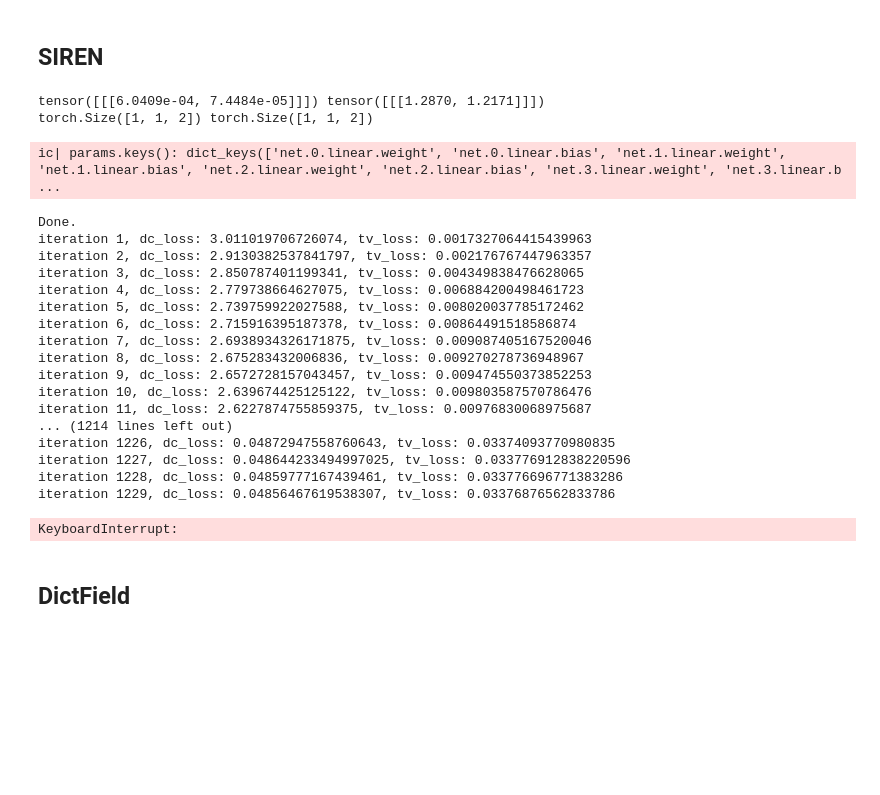
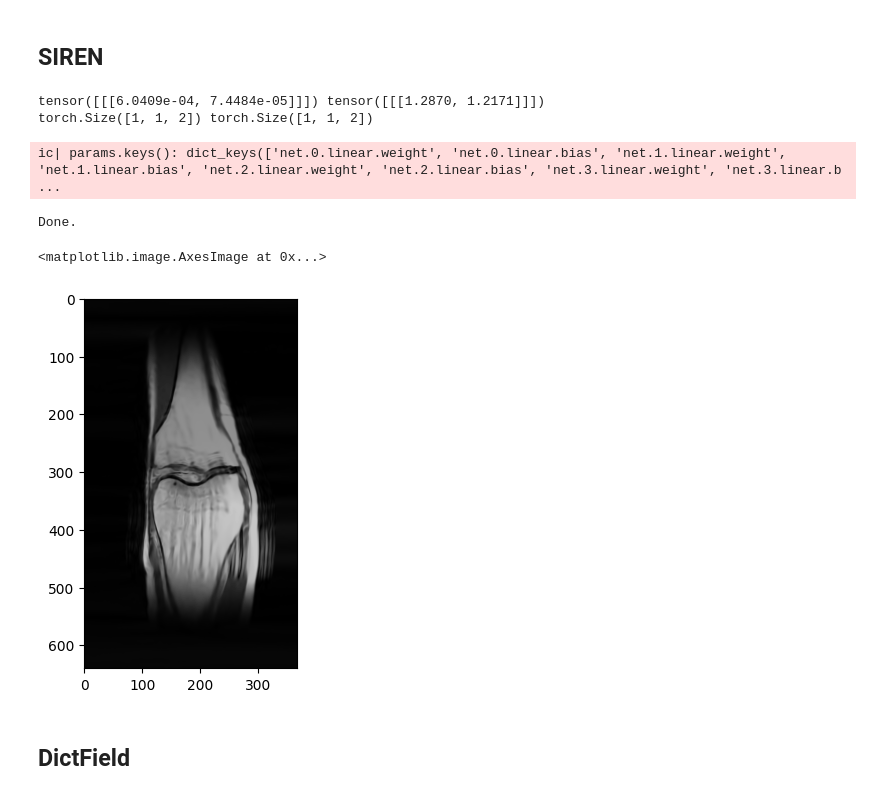
Before and after one commit to gRox167/ese5934_project, a Jupyter notebook: Experiments.ipynb, the cells around one changed output. Cells and saved outputs as stored; diff of their text form; code cells hidden in the pictures; blank space fills up the shorter version.

```diff
--- a/Experiments.ipynb
+++ b/Experiments.ipynb
@@ -207,51 +192,36 @@ field = Siren(
     mean.to(device),
     std.to(device),
     in_features=2,
     out_features=2,
     hidden_features=256,
-    hidden_layers=8,
+    hidden_layers=4,
     outermost_linear=True,
     first_omega_0=25,
     hidden_omega_0=25,
 )
 lr_scheduler = lambda t: 0.8 ** (t // 400) * 1e-4
 optimizer = torchopt.adamw(lr=lr_scheduler)
 # 1e-4 1.092077389
 # 1e-3 0.08540542
 params, image_list_SIREN = reconstruct(
     field,
     coords,
     masked_kspace,
     csm,
     mask,
     alpha=0.01,
     optimizer=optimizer,
     iterations=4000,
     device=device,
 )
 plt.imshow(complex_abs(image_list_SIREN[-1]), cmap="gray", vmax=25)
 # %% [output]
 tensor([[[6.0409e-04, 7.4484e-05]]]) tensor([[[1.2870, 1.2171]]])
 torch.Size([1, 1, 2]) torch.Size([1, 1, 2])
 ic| params.keys(): dict_keys(['net.0.linear.weight', 'net.0.linear.bias', 'net.1.linear.weight', 'net.1.linear.bias', 'net.2.linear.weight', 'net.2.linear.bias', 'net.3.linear.weight', 'net.3.linear.b ...
 Done.
-iteration 1, dc_loss: 3.011019706726074, tv_loss: 0.0017327064415439963
-iteration 2, dc_loss: 2.9130382537841797, tv_loss: 0.002176767447963357
-iteration 3, dc_loss: 2.850787401199341, tv_loss: 0.004349838476628065
-iteration 4, dc_loss: 2.779738664627075, tv_loss: 0.006884200498461723
-iteration 5, dc_loss: 2.739759922027588, tv_loss: 0.008020037785172462
-iteration 6, dc_loss: 2.715916395187378, tv_loss: 0.00864491518586874
-iteration 7, dc_loss: 2.6938934326171875, tv_loss: 0.009087405167520046
-iteration 8, dc_loss: 2.675283432006836, tv_loss: 0.009270278736948967
-iteration 9, dc_loss: 2.6572728157043457, tv_loss: 0.009474550373852253
-iteration 10, dc_loss: 2.639674425125122, tv_loss: 0.009803587570786476
-iteration 11, dc_loss: 2.6227874755859375, tv_loss: 0.00976830068975687
-... (1214 lines left out)
-iteration 1226, dc_loss: 0.04872947558760643, tv_loss: 0.03374093770980835
-iteration 1227, dc_loss: 0.048644233494997025, tv_loss: 0.033776912838220596
-iteration 1228, dc_loss: 0.04859777167439461, tv_loss: 0.033776696771383286
-iteration 1229, dc_loss: 0.04856467619538307, tv_loss: 0.03376876562833786
-KeyboardInterrupt:
+<matplotlib.image.AxesImage at 0x...>
+[figure, added]
 # %% [markdown]
 ## DictField
 # %%
```
Also changed, not shown: parts of 9 cells of this notebook, 7 other files.
